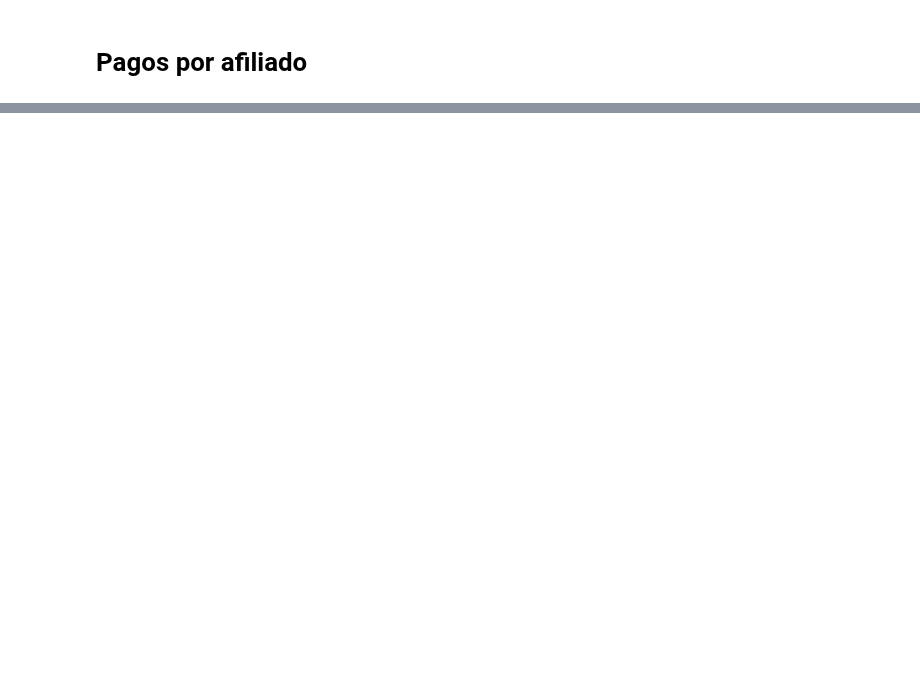
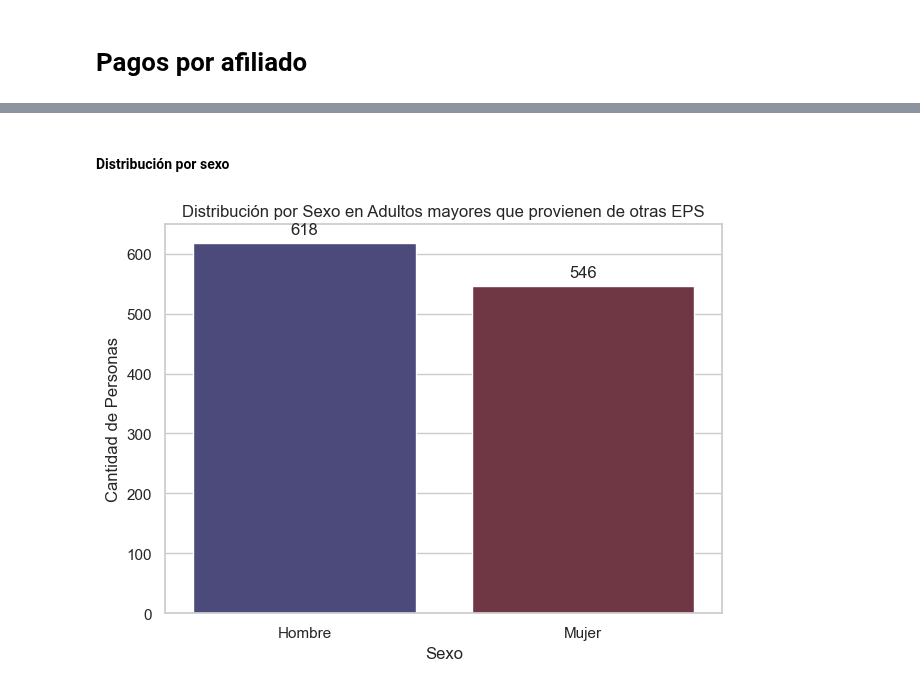
Before and after one commit to Jujo2040751/Proyecto-DataScience, a Jupyter notebook: proy.ipynb, the cells around one changed output, grey strips where cells are left out. Drawn from its saved outputs; the diff is of its cells as text; code cells hidden in the pictures; blank space fills up the shorter version.

```diff
--- a/proy.ipynb
+++ b/proy.ipynb
@@ -414,0 +301,28 @@ Pagos del usuario Gerardo Villanueva Pinto (Cedula: 936170522).
+# %%
+# Filtrar el DataFrame para obtener solo las filas con "Persona Mayor" en la columna "Grupo Etario"
+dF_resultado_persona_mayor = dF_datos_demograficos_nuevosEPS[dF_datos_demograficos_nuevosEPS['Grupo Etario'] == 'Persona Mayor']
+#dF_resultado_persona_mayor
+# %% [markdown]
+<h4>Distribución por sexo
+# %%
+import seaborn as sns
+import matplotlib.pyplot as plt
+
+df_frecuencia_adulto_mayor_sexo = dF_resultado_persona_mayor['sexo'].value_counts()
+
+
+ax = sns.barplot(x='sexo', y='count', data=df_frecuencia_adulto_mayor_sexo.to_frame(), palette='icefire')
+
+# Añadir etiquetas y título
+plt.xlabel('Sexo')
+plt.ylabel('Cantidad de Personas')
+plt.title('Distribución por Sexo en Adultos mayores que provienen de otras EPS')
+
+# Añadir etiquetas con las cantidades dentro de las barras
+for p in ax.patches:
+    ax.annotate(f'{p.get_height():.0f}', (p.get_x() + p.get_width() / 2., p.get_height()), ha='center', va='center', xytext=(0, 10), textcoords='offset points')
+
+ax.set_xticklabels(['Hombre', 'Mujer'])
+plt.show()
+# %% [output]
+[figure, added]
```
Also changed, not shown: parts of 35 cells of this notebook.
